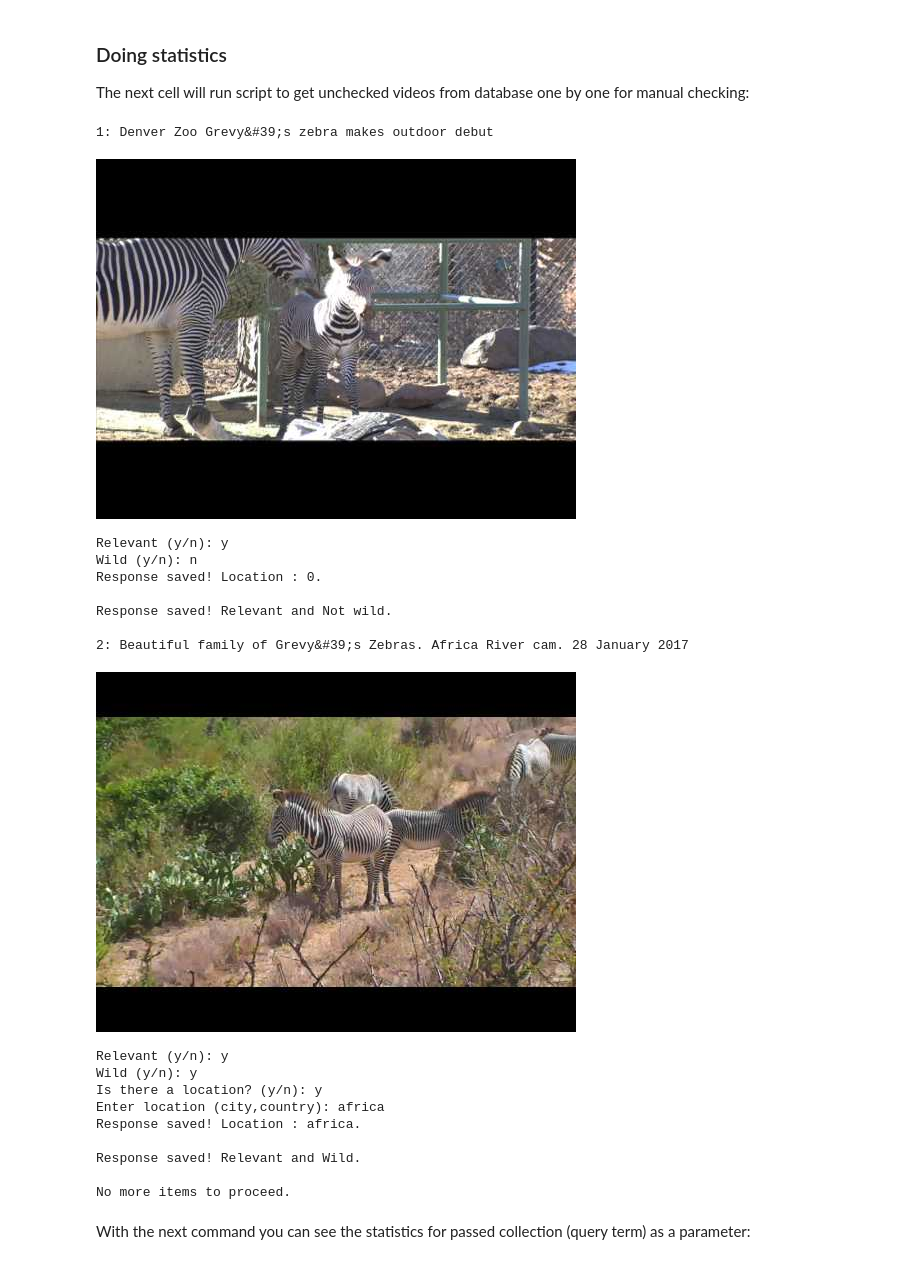
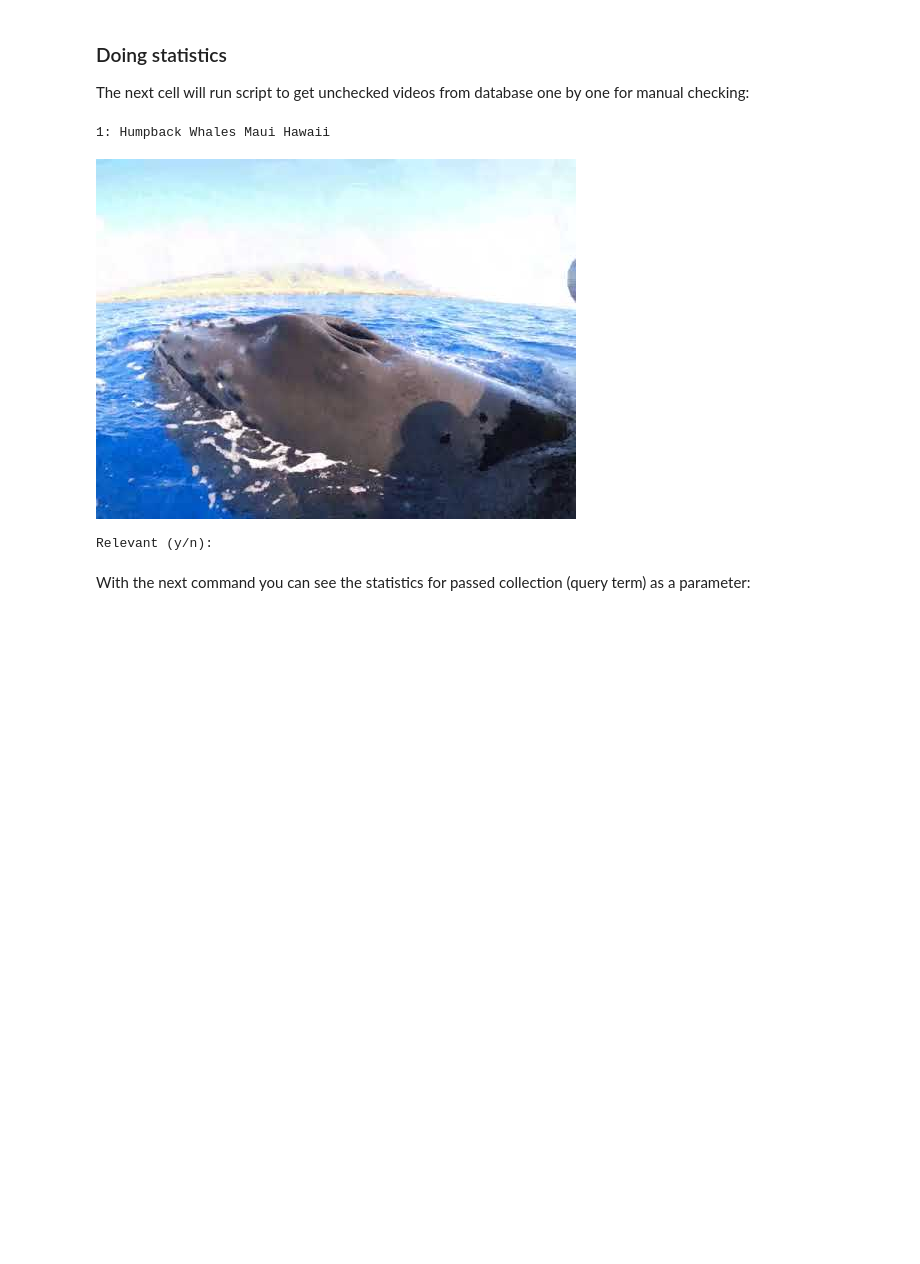
Before and after one commit to FuckBrains/wildbook-social, a Jupyter notebook: playground/YouTube.ipynb, the cells around one changed output. Saved outputs shown, nothing was run; the diff lists cells and outputs as text; code cells hidden in the pictures; blank space fills up the shorter version.

```diff
--- a/playground/YouTube.ipynb
+++ b/playground/YouTube.ipynb
@@ -28,13 +35,18 @@ yt = YouTube(YT_KEY, db)
 # %%
 #uncomment the appropriate query and saveTo term for the species you wish to retrieve results from
 
-# query = "Humpback Whales -octonauts, -my top 10, -facts, -learning, -kids, -draw, -art, -cartoon, -toy, -songs, -album, -games"
-# saveTo = "humpback whales"
+query = "Humpback Whales -octonauts, -my top 10, -facts, -learning, -kids, -draw, -art, -cartoon, -toy, -songs, -album, -games"
+saveTo = "humpback whales"
+# saveTo = "humpback whales time frame"
 
-# query = 'whale sharks -octonauts, -top 10, -basking, -megalodon, -kids, -cartoon, -feed and grow fish, -pungence, -DIY, -toys, -draw, -gameplay, -hungry shark world'
+# as of 1.02.20 - hit capacity of total whale shark videos
+#as of 3.15.20 - have gone through all 343 docs in db FIXME: see if we can gather more results
+# query = 'whale sharks'# -octonauts, -top 10, -basking, -megalodon, -kids, -cartoon, -feed and grow fish, -pungence, -DIY, -toys, -draw, -gameplay, -hungry shark world, -manta ray, -white shark, -blue'
 # saveTo = 'whale sharks'
+# saveTo = "new whale sharks test"
+# saveTo = 'whale sharks within timeframe'
 
-# query = 'iberian lynx -Apex, -LRH, -Playoffs, -Game, -Draw, -Floor, -Music, -Sport, -Puzzle, -MMA'
+# query = 'iberian lynx |lince ibérico -Apex, -LRH, -Playoffs, -Game, -Draw, -Floor, -Music, -Sport, -Puzzle, -MMA, -felt, -kids, -eurasian, -documentary'
 # saveTo = 'iberian lynx'
 
 # query = 'giraffe -diy, -top 10, -kids, -children, -peppa pig, -compilation'#'reticulated giraffe'
@@ -43,7 +55,13 @@ yt = YouTube(YT_KEY, db)
 # query = "zebra|zebras -warhol, -diy, -DIY, -tutorial, -V3, -V2, -facts"
 # saveTo = 'grevys zebra'
 
-# query = 'plains zebras'
+# use this one
+# query = 'grevys zebra -song, -octonauts, -reviews, -campaign, -facts, -kids, -tycoon, -green, -cartoon, -trust, -pronunciation, -Andy Warhol'
+# query = "grevy's zebra|zebra|zebras -warhol, -diy, -DIY, -tutorial, -V3, -V2,-songs, -music, -madagascar 3, -song, -octonauts, -reviews, -campaign, -facts, -kids, -tycoon, -green, -cartoon, -trust, -pronunciation, -Andy Warhol"
+# saveTo = 'grevys zebra'
+
+
+# query = "zebra|zebras|plains zebra|common zebra, -warhol, -diy, -DIY, -tutorial, -V3, -V2, -facts, -wildebeests,-lions, -migration"
 # saveTo = 'plains zebras'
 
 #can change this value for user preferences (depending on how many results needed)
@@ -64,29 +82,13 @@ The next cell will run script to get unchecked videos from database one by one f
 # %%
 forQuery = saveTo #query the same collection you are saving data to
 
-howManyVideosToGoOver = 2
+howManyVideosToGoOver = 1
 
 db.doStatistics(forQuery, howManyVideosToGoOver)
 # %% [output]
-1: Denver Zoo Grevy&#39;s zebra makes outdoor debut
+1: Humpback Whales Maui Hawaii
-[figure, old version]
+[figure, new version]
-Relevant (y/n): y
-Wild (y/n): n
-Response saved! Location : 0.
-
-Response saved! Relevant and Not wild.
-
-2: Beautiful family of Grevy&#39;s Zebras. Africa River cam. 28 January 2017
+Relevant (y/n):
-[figure, removed]
-Relevant (y/n): y
-Wild (y/n): y
-Is there a location? (y/n): y
-Enter location (city,country): africa
-Response saved! Location : africa.
-
-Response saved! Relevant and Wild.
-
-No more items to proceed.
 # %%
 #db.getLocations("whale sharks test", howManyVideosToGoOver)
 # %% [markdown]
```
Also changed, not shown: parts of 8 cells of this notebook.
